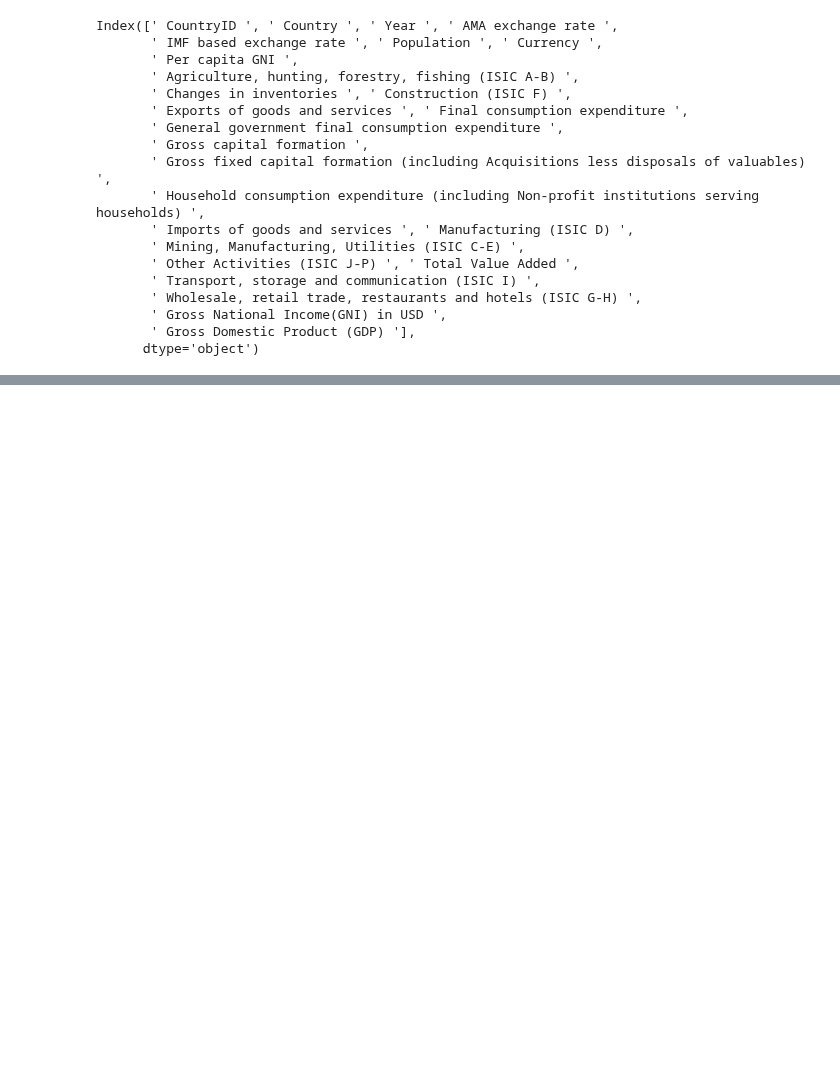
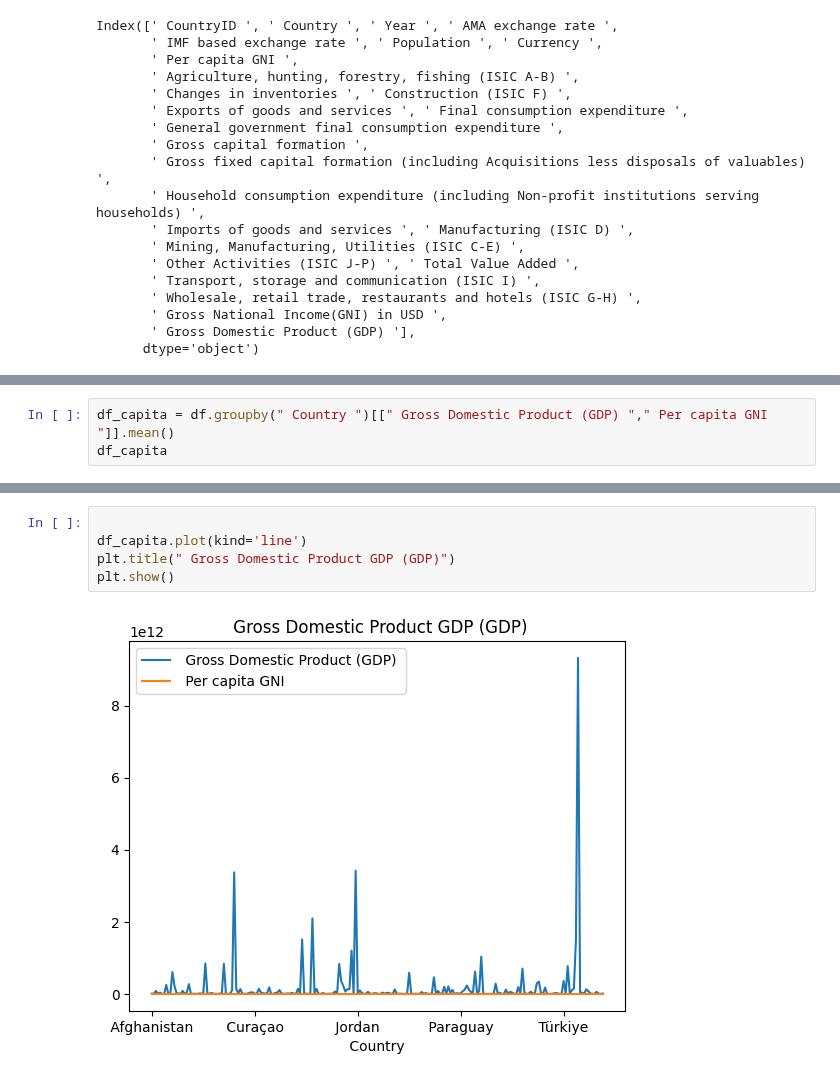
Before and after one commit to khoulaCode/machine-learning-code-orbit, a Jupyter notebook: from_almuhannad/global_economy_indicator.ipynb, the cells around one changed output, grey strips where cells are left out. Drawn from its saved outputs; the diff is of its cells as text; blank space fills up the shorter version.

```diff
--- a/from_almuhannad/global_economy_indicator.ipynb
+++ b/from_almuhannad/global_economy_indicator.ipynb
@@ -118,0 +79,3 @@ df.tail(10)
+# %%
+df_capita = df.groupby(" Country ")[[" Gross Domestic Product (GDP) "," Per capita GNI "]].mean()
+df_capita
@@ -118,0 +126,7 @@ df.tail(10)
+# %%
+
+df_capita.plot(kind='line')
+plt.title(" Gross Domestic Product GDP (GDP)")
+plt.show()
+# %% [output]
+[figure, added]
```
Also changed, not shown: parts of 15 cells of this notebook.
